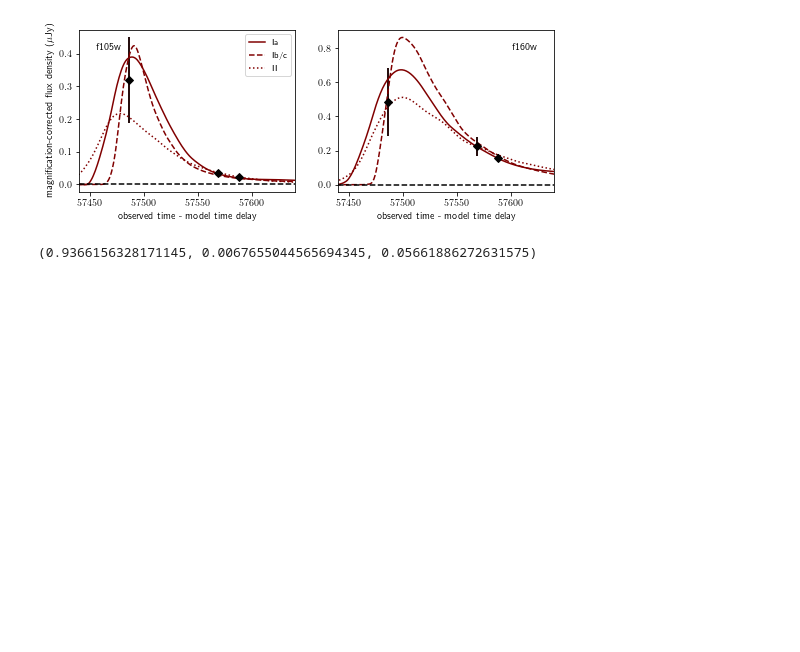
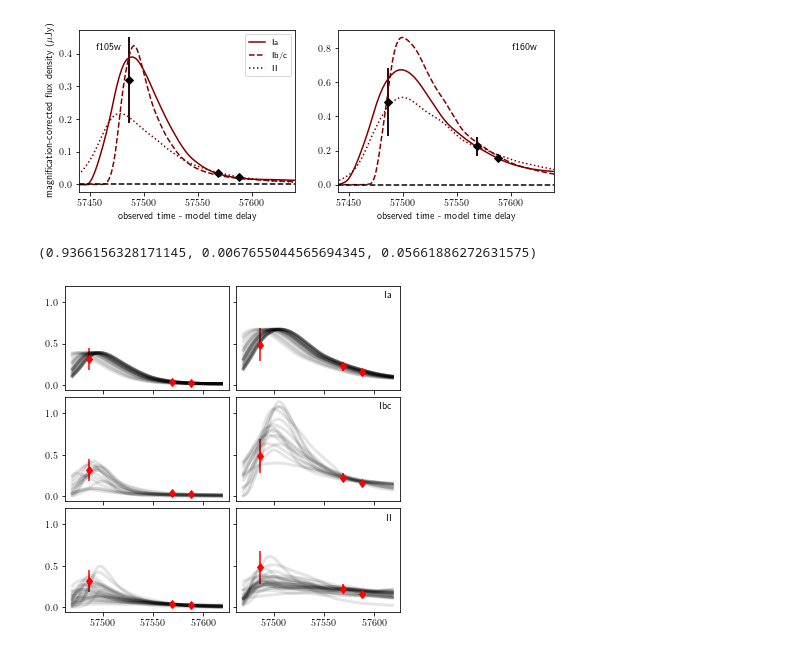
Before and after one commit to gbrammer/mrg0138_supernova, a Jupyter notebook: Analysis/Classification/stardust2_lightcurve_classification.ipynb, the cells around one changed output. Cells and saved outputs as stored; diff of their text form; code cells hidden in the pictures; blank space fills up the shorter version.

```diff
--- a/Analysis/Classification/stardust2_lightcurve_classification.ipynb
+++ b/Analysis/Classification/stardust2_lightcurve_classification.ipynb
@@ -65,3 +90,86 @@ plt.savefig("/Users/rodney/Desktop/snRequiem_stardust_classify_alltypes.pdf",
 results['pIa'], results['pIbc'], results['pII']
 # %% [output]
 (0.9366156328171145, 0.0067655044565694345, 0.05661886272631575)
+# %%
+# Set up the axes grid
+fig = plt.figure(1, (6., 6.))
+axgrid = ImageGrid(fig, 111, nrows_ncols=(3,2),
+                   axes_pad=0.1, aspect=False, share_all=True)
+
+
+# get the list of names for all CC SN templates used
+templatenamesdict = {'Ibc':[k for k in results.keys()
+                            if k in classify.SubClassDict_SNANA['ibc']],
+                     'II':[k for k in results.keys()
+                           if k in classify.SubClassDict_SNANA['ii']]
+                    }
+
+# The actual SN data:
+sn = results['salt2-extended']['sn']
+
+# make a time array for plotting models
+t0 =57500  # MJD near first data point
+time = np.arange(t0-30, t0+120, 2)
+
+
+# ====================
+# TOP ROW OF AXES:
+axlist = [axgrid[0], axgrid[1]]
+
+# Plot N=30 random samples from the Type Ia nested sampling sequence
+
+# Grab 30 random samples from the Type Ia nested sampling sequence
+# We draw from the second half of the sampling sequence to make sure we've settled in to near the likelihood peak
+# vparamnames = results['salt2-extended']['res']['vparam_names']
+samples = results['salt2-extended']['res']['samples']  # Each sample step gives ['t0', 'x0', 'x1', 'c']
+isamples = randint(1200, 2012, size=30)
+
+for band,ax in zip(['f105w','f160w'], axlist):
+
+    # grab x1, c from the nested sampling
+    modelfit = results['salt2-extended']['fit']
+    for i in isamples:
+        t0,x0,x1,c = samples[i]
+        modelfit.set(t0=t0,x0=x0,x1=x1,c=c)
+
+        # get the flux vs time for this model
+        f = modelfit.bandflux(band, time, zp=23.9, zpsys='ab')
+
+        # plot it
+        ax.plot(time, f, color='k', alpha=0.1, lw=3)
+
+    # plot the observations
+    iband = np.where(sn['band']==band)
+    ax.errorbar(sn['time'][iband], sn['flux'][iband],
+                sn['fluxerr'][iband], color='r', marker='d', ls=' ')
+
+    if ax==axlist[-1]:
+        ax.text(0.95,0.95, 'Ia', transform=ax.transAxes, ha='right', va='top')
+
+# ====================
+# Middle and bottom rows of axes
+axesdict = {'Ibc':[axgrid[2], axgrid[3]],
+            'II': [axgrid[4], axgrid[5]]}
+
+# Plot max-likelihood light curves for all the Type Ibc and II templates
+for sntype in ['Ibc', 'II']:
+    tempnamelist = templatenamesdict[sntype]
+    axlist = axesdict[sntype]
+    for band,ax in zip(['f105w','f160w'], axlist):
+        for tempname in tempnamelist:
+            modelfit = results[tempname]['fit']
+
+            # get the flux vs time for this model
+            f = modelfit.bandflux(band, time, zp=23.9, zpsys='ab')
+            # plot it
+            ax.plot(time, f, color='k', alpha=0.1, lw=3)
+            continue
+        # plot the observations
+        iband = np.where(sn['band']==band)
+        ax.errorbar(sn['time'][iband], sn['flux'][iband],
+                    sn['fluxerr'][iband], color='r', marker='d', ls=' ')
+
+        if ax==axlist[-1]:
+            ax.text(0.95,0.95, sntype, transform=ax.transAxes, ha='right', va='top')
+# %% [output]
+[figure, added]
```
Also changed, not shown: parts of 4 cells of this notebook.
